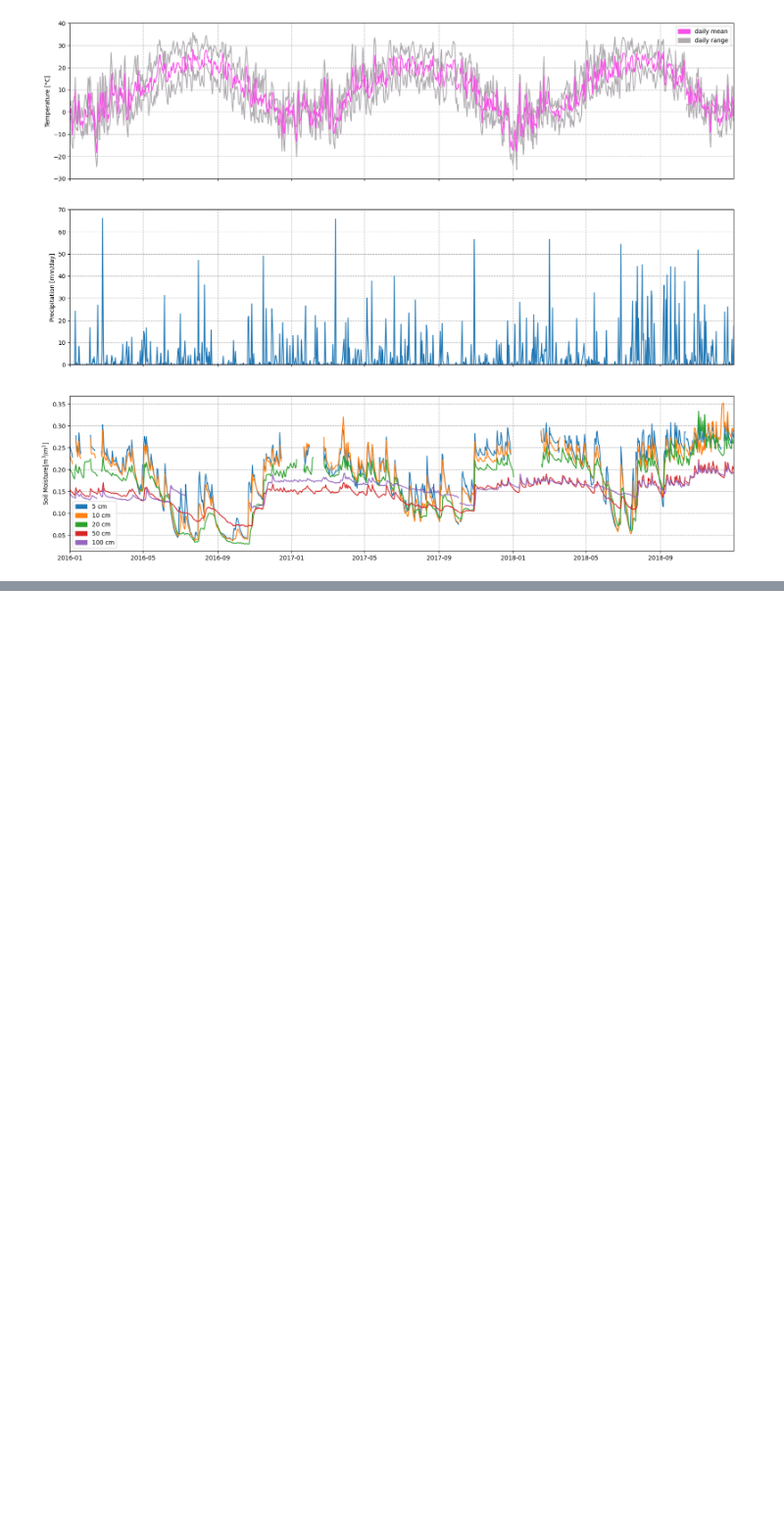
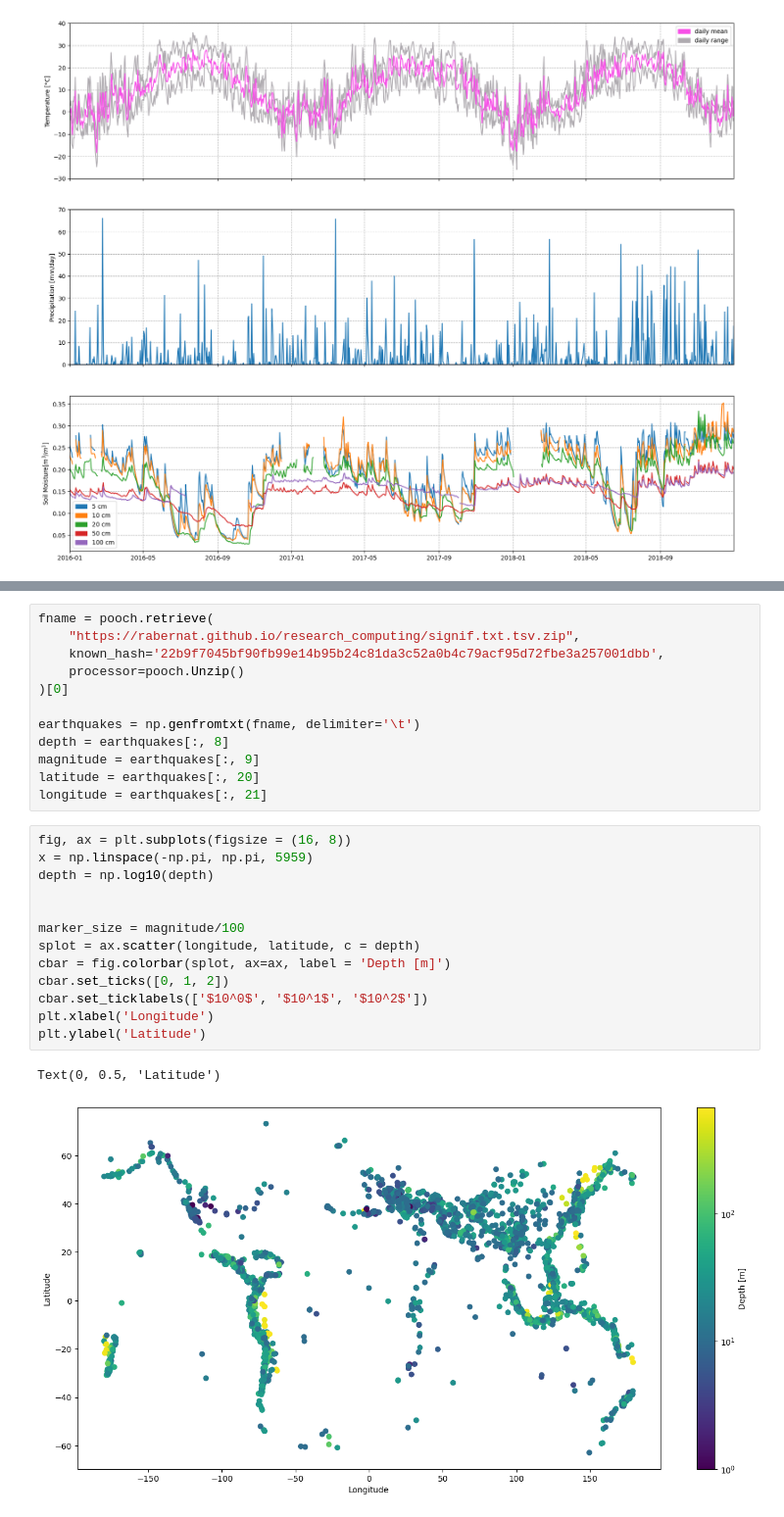
Before and after one commit to dwlakes/Enviro_Data_Science, a Jupyter notebook: assignments/assignment2.ipynb, the cells around one changed output, grey strips where cells are left out. Shown at 98% size. Saved outputs shown, nothing was run; the diff lists cells and outputs as text; blank space fills up the shorter version.

```diff
--- a/assignments/assignment2.ipynb
+++ b/assignments/assignment2.ipynb
@@ -128,0 +182,28 @@ plt.show()
+# %%
+fname = pooch.retrieve(
+    "https://rabernat.github.io/research_computing/signif.txt.tsv.zip",
+    known_hash='22b9f7045bf90fb99e14b95b24c81da3c52a0b4c79acf95d72fbe3a257001dbb',
+    processor=pooch.Unzip()
+)[0]
+
+earthquakes = np.genfromtxt(fname, delimiter='\t')
+depth = earthquakes[:, 8]
+magnitude = earthquakes[:, 9]
+latitude = earthquakes[:, 20]
+longitude = earthquakes[:, 21]
+# %%
+fig, ax = plt.subplots(figsize = (16, 8))
+x = np.linspace(-np.pi, np.pi, 5959)
+depth = np.log10(depth)
+
+
+marker_size = magnitude/100
+splot = ax.scatter(longitude, latitude, c = depth)
+cbar = fig.colorbar(splot, ax=ax, label = 'Depth [m]')
+cbar.set_ticks([0, 1, 2])
+cbar.set_ticklabels(['$10^0$', '$10^1$', '$10^2$'])
+plt.xlabel('Longitude')
+plt.ylabel('Latitude')
+# %% [output]
+Text(0, 0.5, 'Latitude')
+[figure, added]
```
Also changed, not shown: parts of 3 cells of this notebook, 2 other files.
